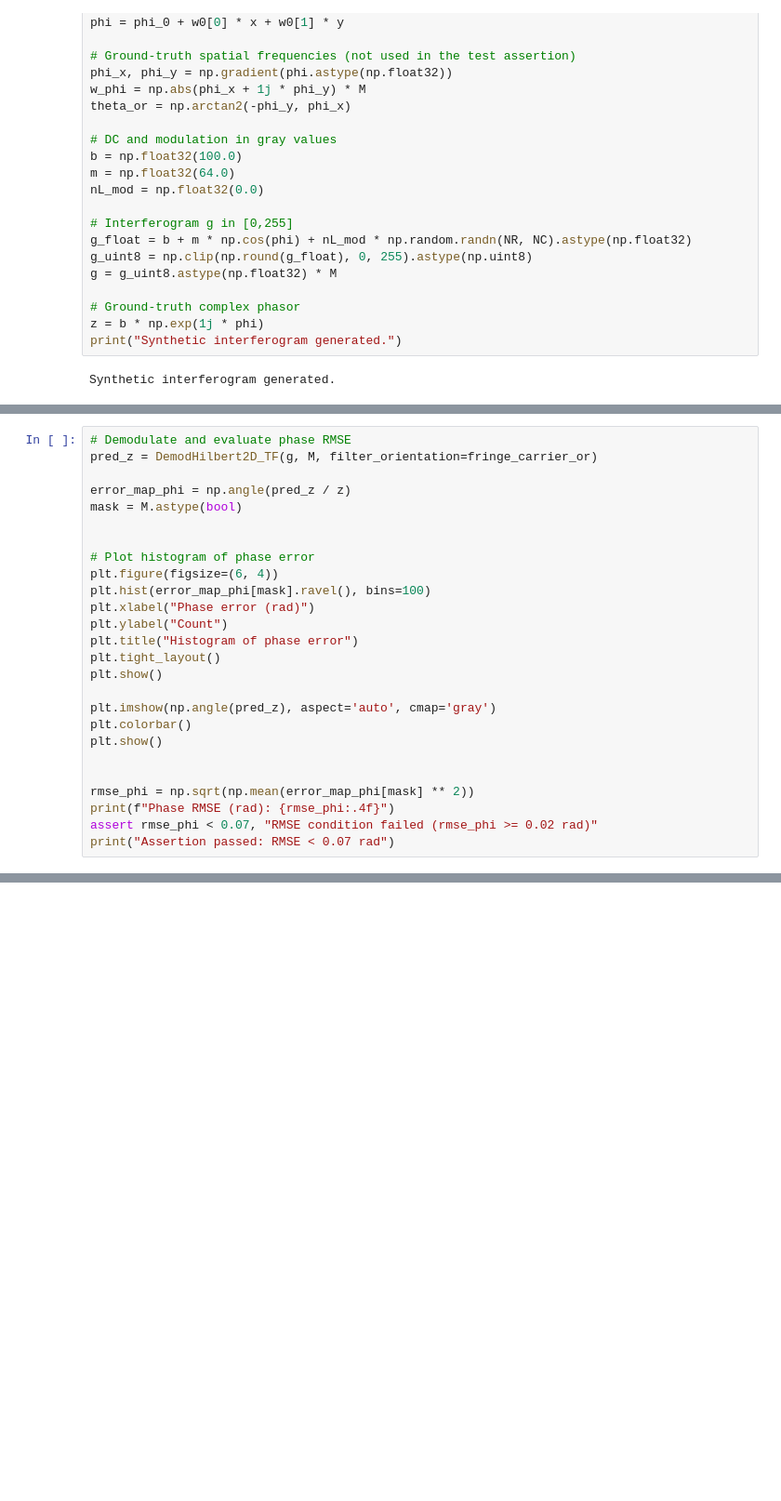
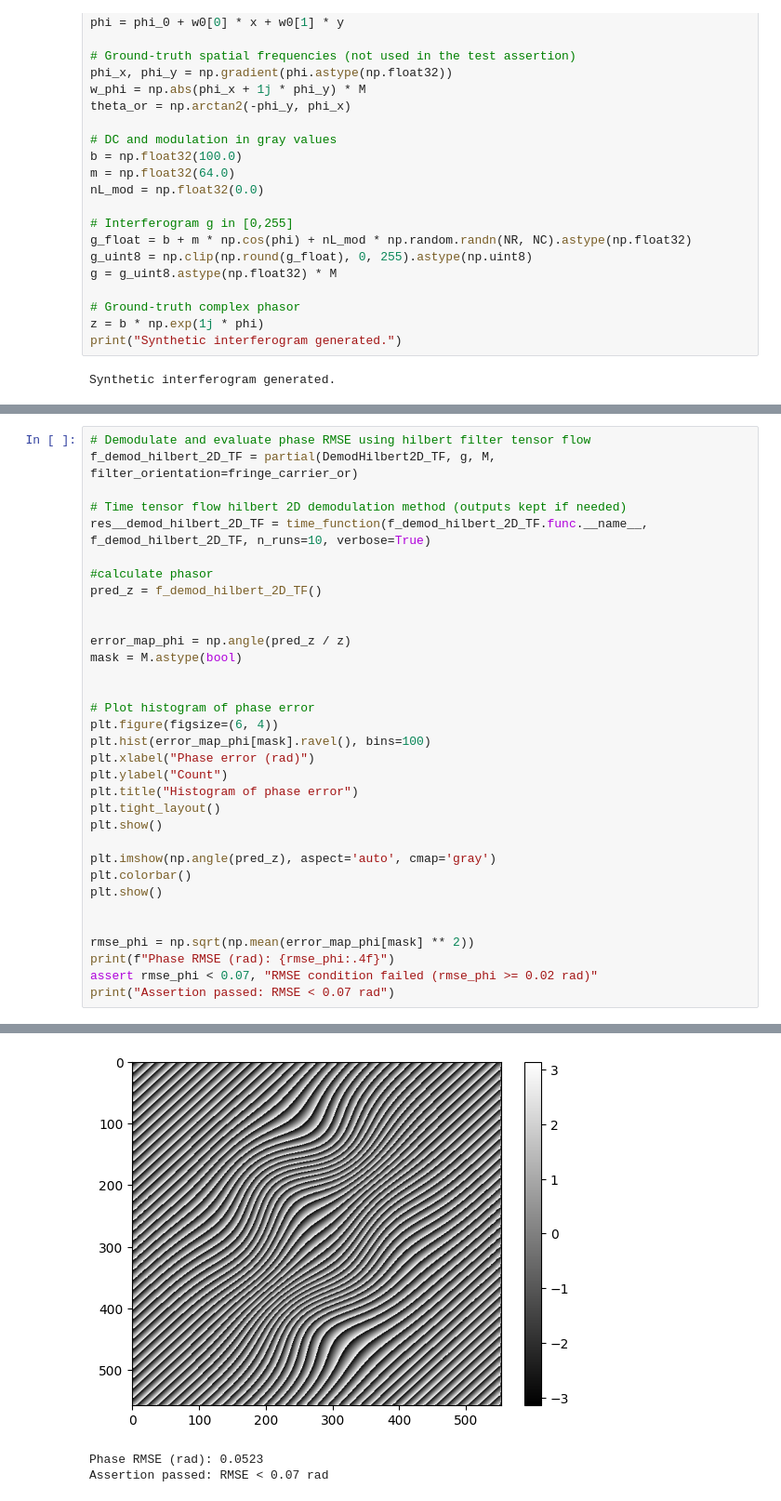
Before and after one commit to juaquiro/72_OM4M008_LENSPMD25_CPU_GPU_FPA, a Jupyter notebook: Python_src/test_DemodHilbert2D_CPU-GPU.ipynb, the cells around one changed output, grey strips where cells are left out. Shown: that part at 93% size. Drawn from its saved outputs; the diff is of its cells as text; blank space fills up the shorter version.

```diff
--- a/Python_src/test_DemodHilbert2D_CPU-GPU.ipynb
+++ b/Python_src/test_DemodHilbert2D_CPU-GPU.ipynb
@@ -149,8 +159,15 @@ Demod Hilbert 2D NumpPy: 5 runs -> mean = 70.54 ms, std = 2.50 ms
 Phase RMSE (rad): 0.0523
 Assertion passed: RMSE < 0.07 rad
 # %%
-# Demodulate and evaluate phase RMSE
-pred_z = DemodHilbert2D_TF(g, M, filter_orientation=fringe_carrier_or)
+# Demodulate and evaluate phase RMSE using hilbert filter tensor flow
+f_demod_hilbert_2D_TF = partial(DemodHilbert2D_TF, g, M, filter_orientation=fringe_carrier_or)
+
+# Time tensor flow hilbert 2D demodulation method (outputs kept if needed)
+res__demod_hilbert_2D_TF = time_function(f_demod_hilbert_2D_TF.func.__name__, f_demod_hilbert_2D_TF, n_runs=10, verbose=True)
+
+#calculate phasor
+pred_z = f_demod_hilbert_2D_TF()
+
 
 error_map_phi = np.angle(pred_z / z)
 mask = M.astype(bool)
@@ -174,3 +191,4 @@ rmse_phi = np.sqrt(np.mean(error_map_phi[mask] ** 2))
 print(f"Phase RMSE (rad): {rmse_phi:.4f}")
 assert rmse_phi < 0.07, "RMSE condition failed (rmse_phi >= 0.02 rad)"
 print("Assertion passed: RMSE < 0.07 rad")
+# %% [output]
@@ -176,0 +208,3 @@ print("Assertion passed: RMSE < 0.07 rad")
+[figure, added]
+Phase RMSE (rad): 0.0523
+Assertion passed: RMSE < 0.07 rad
```
Also changed, not shown: parts of 4 cells of this notebook, 2 other files.
